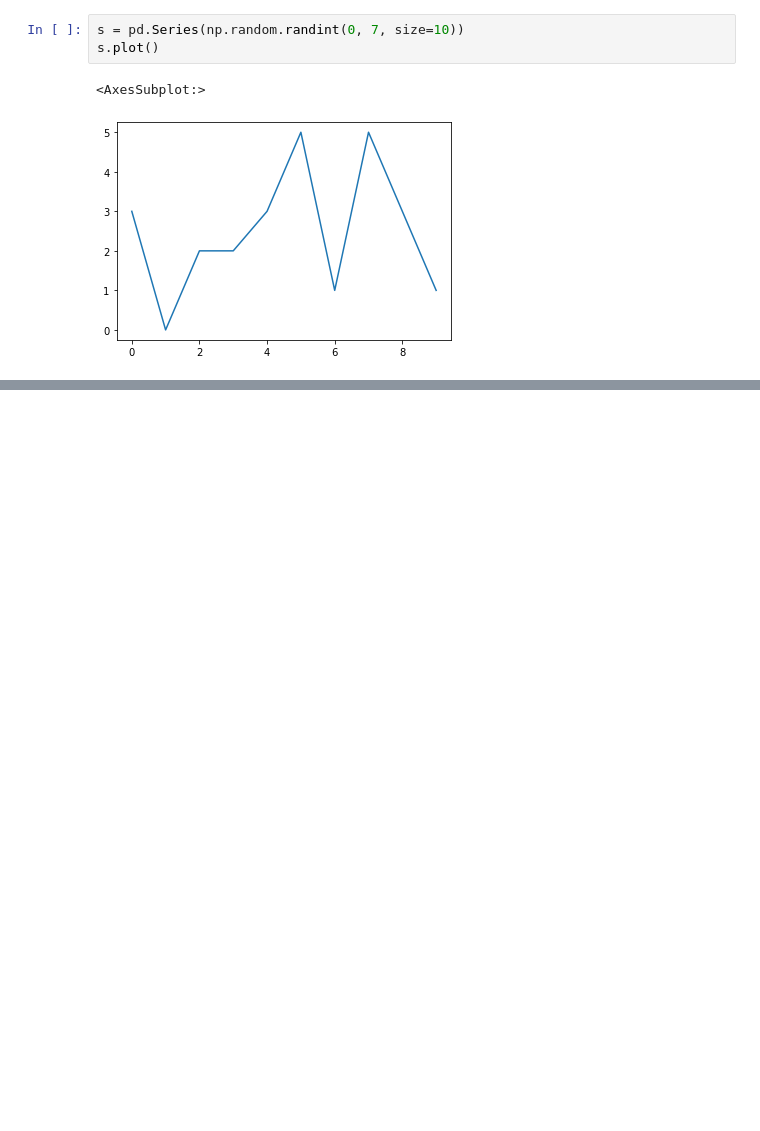
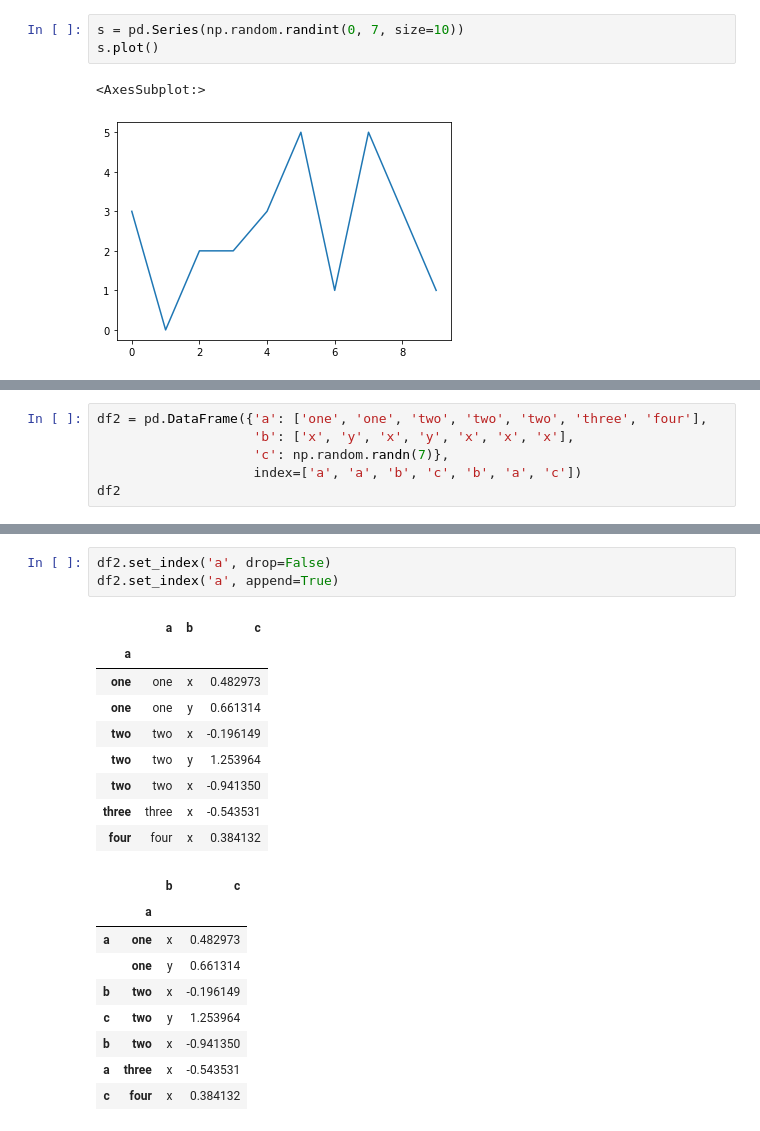
Before and after one commit to XiaojunSun/PythonNotes, a Jupyter notebook: LearnNumpy.ipynb, the cells around one changed output, grey strips where cells are left out. Cells and saved outputs as stored; diff of their text form; blank space fills up the shorter version.

```diff
--- a/LearnNumpy.ipynb
+++ b/LearnNumpy.ipynb
@@ -608,0 +723,6 @@ array([[54, 87],
+# %%
+df2 = pd.DataFrame({'a': ['one', 'one', 'two', 'two', 'two', 'three', 'four'],
+                    'b': ['x', 'y', 'x', 'y', 'x', 'x', 'x'],
+                    'c': np.random.randn(7)},
+                    index=['a', 'a', 'b', 'c', 'b', 'a', 'c'])
+df2
@@ -608,0 +738,22 @@ array([[54, 87],
+# %%
+df2.set_index('a', drop=False)
+df2.set_index('a', append=True)
+# %% [output]
+|  | a | b | c |
+| a |  |  |  |
+| one | one | x | 0.482973 |
+| one | one | y | 0.661314 |
+| two | two | x | -0.196149 |
+| two | two | y | 1.253964 |
+| two | two | x | -0.941350 |
+| three | three | x | -0.543531 |
+| four | four | x | 0.384132 |
+|  |  | b | c |
+|  | a |  |  |
+| a | one | x | 0.482973 |
+|  | one | y | 0.661314 |
+| b | two | x | -0.196149 |
+| c | two | y | 1.253964 |
+| b | two | x | -0.941350 |
+| a | three | x | -0.543531 |
+| c | four | x | 0.384132 |
```
Also changed, not shown: parts of 19 cells of this notebook, 25 other files.
